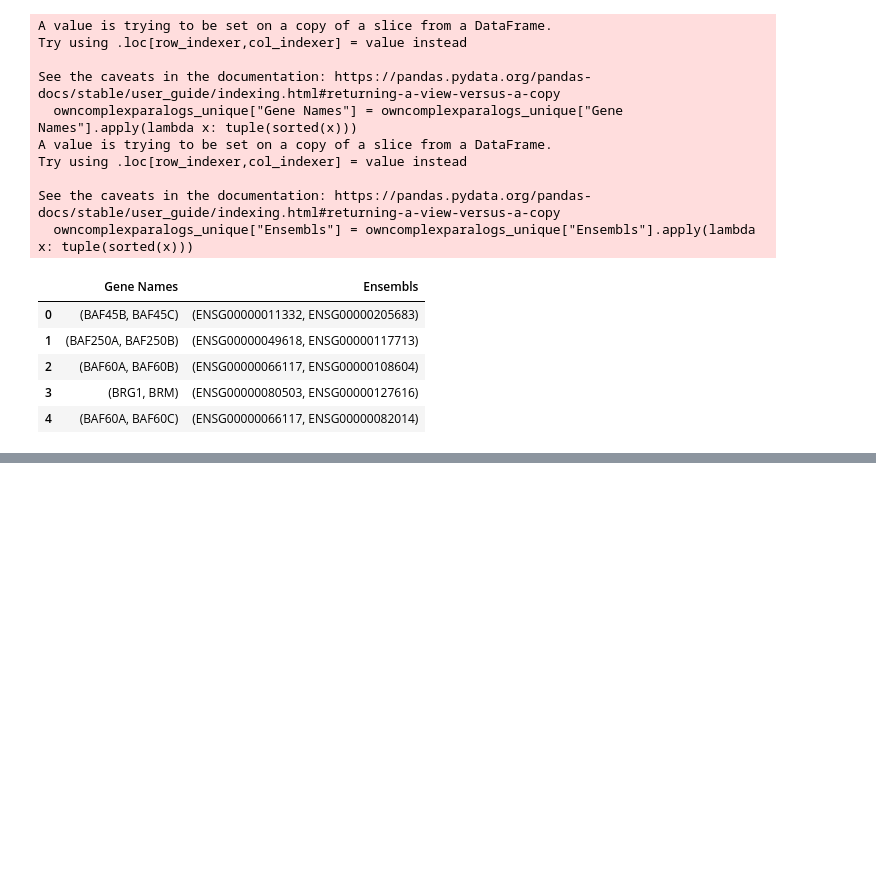
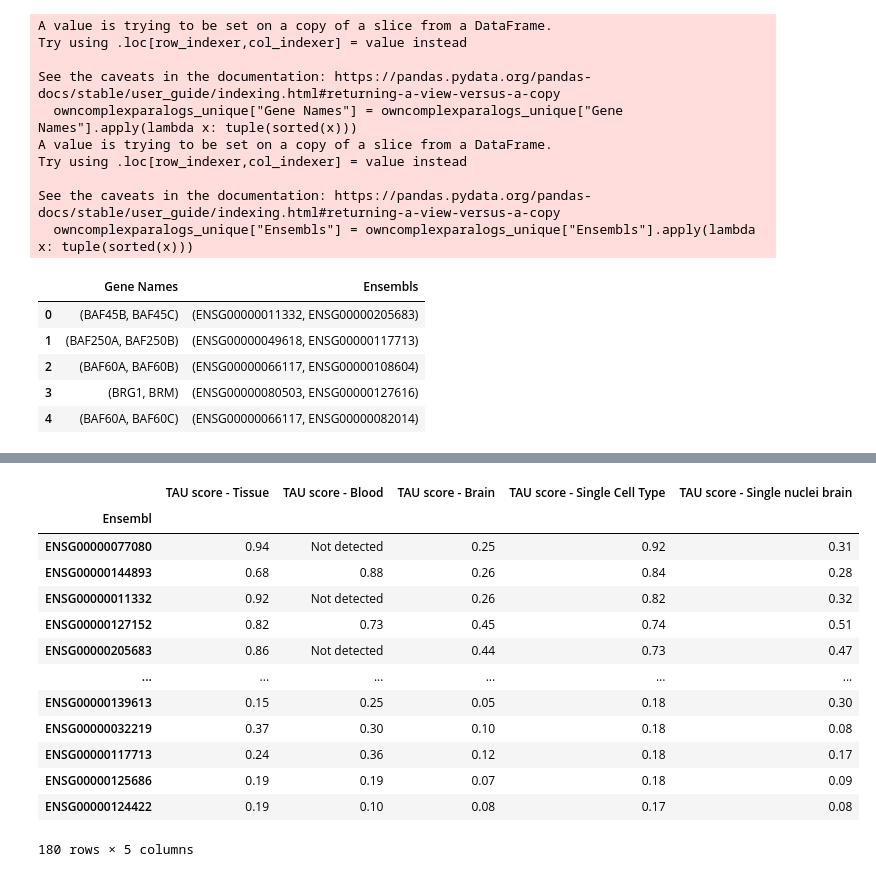
Before and after one commit to kinseylong/StallerRotation, a Jupyter notebook: cofactors_humanproteinatlas/humanproteinatlas_analysis.ipynb, the cells around one changed output, grey strips where cells are left out. Drawn from its saved outputs; the diff is of its cells as text; code cells hidden in the pictures; blank space fills up the shorter version.

```diff
--- a/cofactors_humanproteinatlas/humanproteinatlas_analysis.ipynb
+++ b/cofactors_humanproteinatlas/humanproteinatlas_analysis.ipynb
@@ -202,0 +203,17 @@ for rowi in range(len(owncomplexparalogs_unique)):
+# %%
+taus
+# %% [output]
+|  | TAU score - Tissue | TAU score - Blood | TAU score - Brain | TAU score - Single Cell Type | TAU score - Single nuclei brain |
+| Ensembl |  |  |  |  |  |
+| ENSG00000077080 | 0.94 | Not detected | 0.25 | 0.92 | 0.31 |
+| ENSG00000144893 | 0.68 | 0.88 | 0.26 | 0.84 | 0.28 |
+| ENSG00000011332 | 0.92 | Not detected | 0.26 | 0.82 | 0.32 |
+| ENSG00000127152 | 0.82 | 0.73 | 0.45 | 0.74 | 0.51 |
+| ENSG00000205683 | 0.86 | Not detected | 0.44 | 0.73 | 0.47 |
+| ... | ... | ... | ... | ... | ... |
+| ENSG00000139613 | 0.15 | 0.25 | 0.05 | 0.18 | 0.30 |
+| ENSG00000032219 | 0.37 | 0.30 | 0.10 | 0.18 | 0.08 |
+| ENSG00000117713 | 0.24 | 0.36 | 0.12 | 0.18 | 0.17 |
+| ENSG00000125686 | 0.19 | 0.19 | 0.07 | 0.18 | 0.09 |
+| ENSG00000124422 | 0.19 | 0.10 | 0.08 | 0.17 | 0.08 |
+180 rows × 5 columns
```
Also changed, not shown: parts of 10 cells of this notebook, 5 other files.
